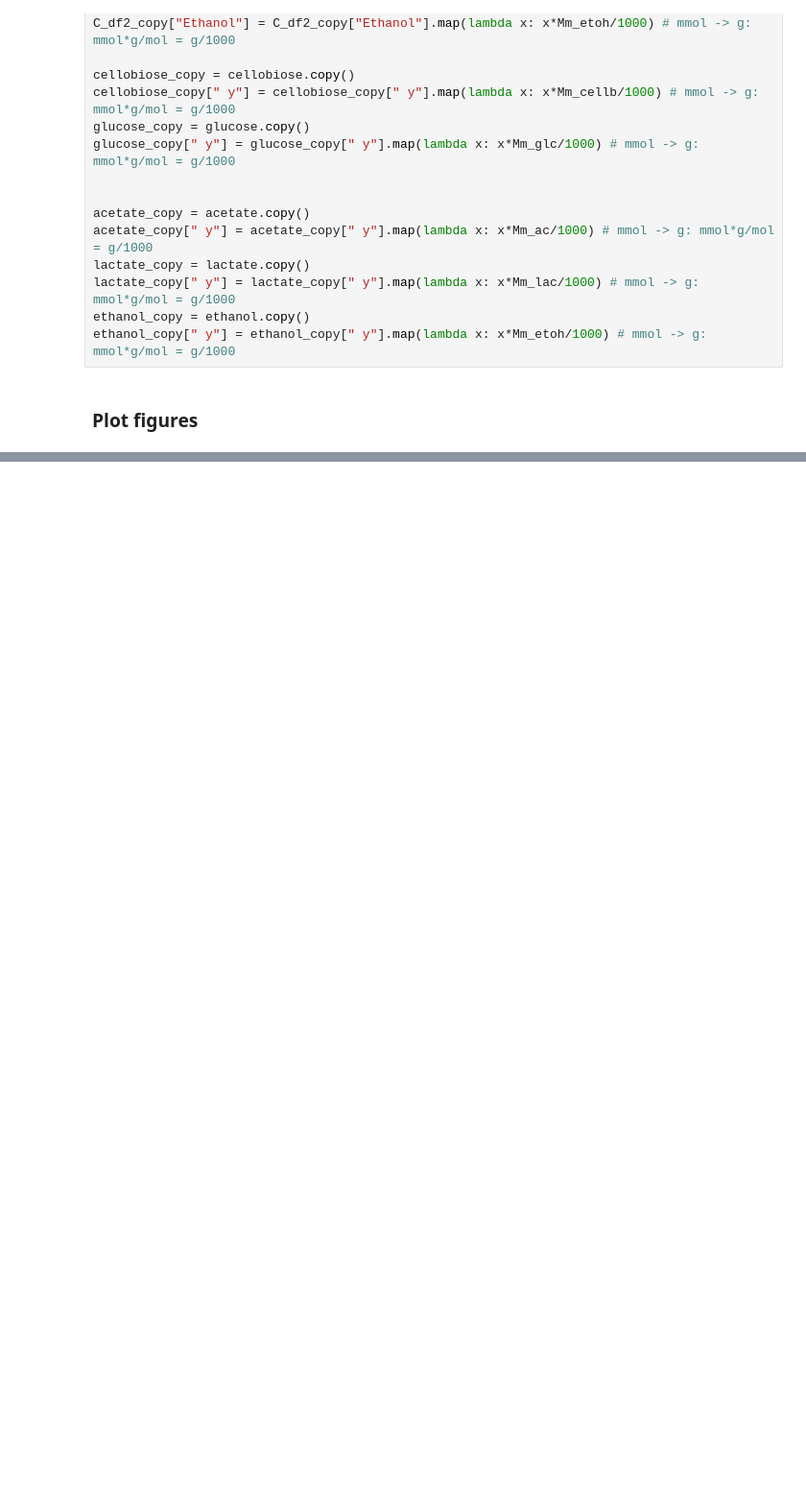
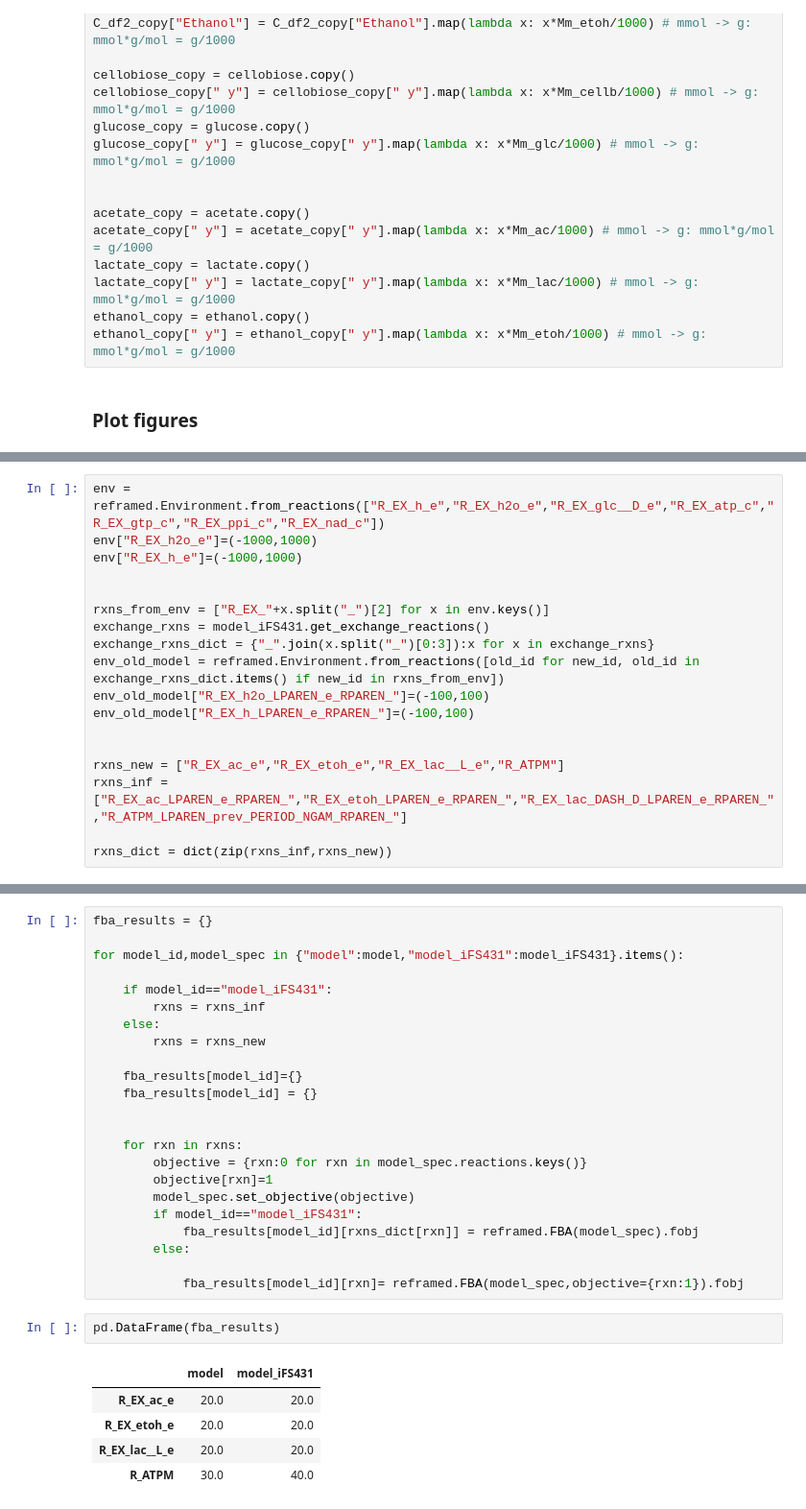
Before and after one commit to IdunBurgos/Ruminiclostridium-cellullolyticum-model-final, a Jupyter notebook: notebooks/Step 7 - Comparison with results with iFS431.ipynb, the cells around one changed output, grey strips where cells are left out. Shown: that part at 96% size. Cells and saved outputs as stored; diff of their text form; blank space fills up the shorter version.

```diff
--- a/notebooks/Step 7 - Comparison with results with iFS431.ipynb
+++ b/notebooks/Step 7 - Comparison with results with iFS431.ipynb
@@ -228,0 +247,18 @@ plt.savefig("../figures/batch_replication.png")
+# %%
+env = reframed.Environment.from_reactions(["R_EX_h_e","R_EX_h2o_e","R_EX_glc__D_e","R_EX_atp_c","R_EX_gtp_c","R_EX_ppi_c","R_EX_nad_c"])
+env["R_EX_h2o_e"]=(-1000,1000)
+env["R_EX_h_e"]=(-1000,1000)
+
+
+rxns_from_env = ["R_EX_"+x.split("_")[2] for x in env.keys()]
+exchange_rxns = model_iFS431.get_exchange_reactions()
+exchange_rxns_dict = {"_".join(x.split("_")[0:3]):x for x in exchange_rxns}
+env_old_model = reframed.Environment.from_reactions([old_id for new_id, old_id in exchange_rxns_dict.items() if new_id in rxns_from_env])
+env_old_model["R_EX_h2o_LPAREN_e_RPAREN_"]=(-100,100)
+env_old_model["R_EX_h_LPAREN_e_RPAREN_"]=(-100,100)
+
+
+rxns_new = ["R_EX_ac_e","R_EX_etoh_e","R_EX_lac__L_e","R_ATPM"]
+rxns_inf = ["R_EX_ac_LPAREN_e_RPAREN_","R_EX_etoh_LPAREN_e_RPAREN_","R_EX_lac_DASH_D_LPAREN_e_RPAREN_","R_ATPM_LPAREN_prev_PERIOD_NGAM_RPAREN_"]
+
+rxns_dict = dict(zip(rxns_inf,rxns_new))
@@ -228,0 +272,31 @@ plt.savefig("../figures/batch_replication.png")
+# %%
+fba_results = {}
+
+for model_id,model_spec in {"model":model,"model_iFS431":model_iFS431}.items():
+
+    if model_id=="model_iFS431":
+        rxns = rxns_inf
+    else:
+        rxns = rxns_new
+
+    fba_results[model_id]={}
+    fba_results[model_id] = {}
+
+
+    for rxn in rxns:
+        objective = {rxn:0 for rxn in model_spec.reactions.keys()}
+        objective[rxn]=1
+        model_spec.set_objective(objective)
+        if model_id=="model_iFS431":
+            fba_results[model_id][rxns_dict[rxn]] = reframed.FBA(model_spec).fobj
+        else:
+
+            fba_results[model_id][rxn]= reframed.FBA(model_spec,objective={rxn:1}).fobj
+# %%
+pd.DataFrame(fba_results)
+# %% [output]
+|  | model | model_iFS431 |
+| R_EX_ac_e | 20.0 | 20.0 |
+| R_EX_etoh_e | 20.0 | 20.0 |
+| R_EX_lac__L_e | 20.0 | 20.0 |
+| R_ATPM | 30.0 | 40.0 |
```
Also changed, not shown: parts of 12 cells of this notebook, 1 other file.
